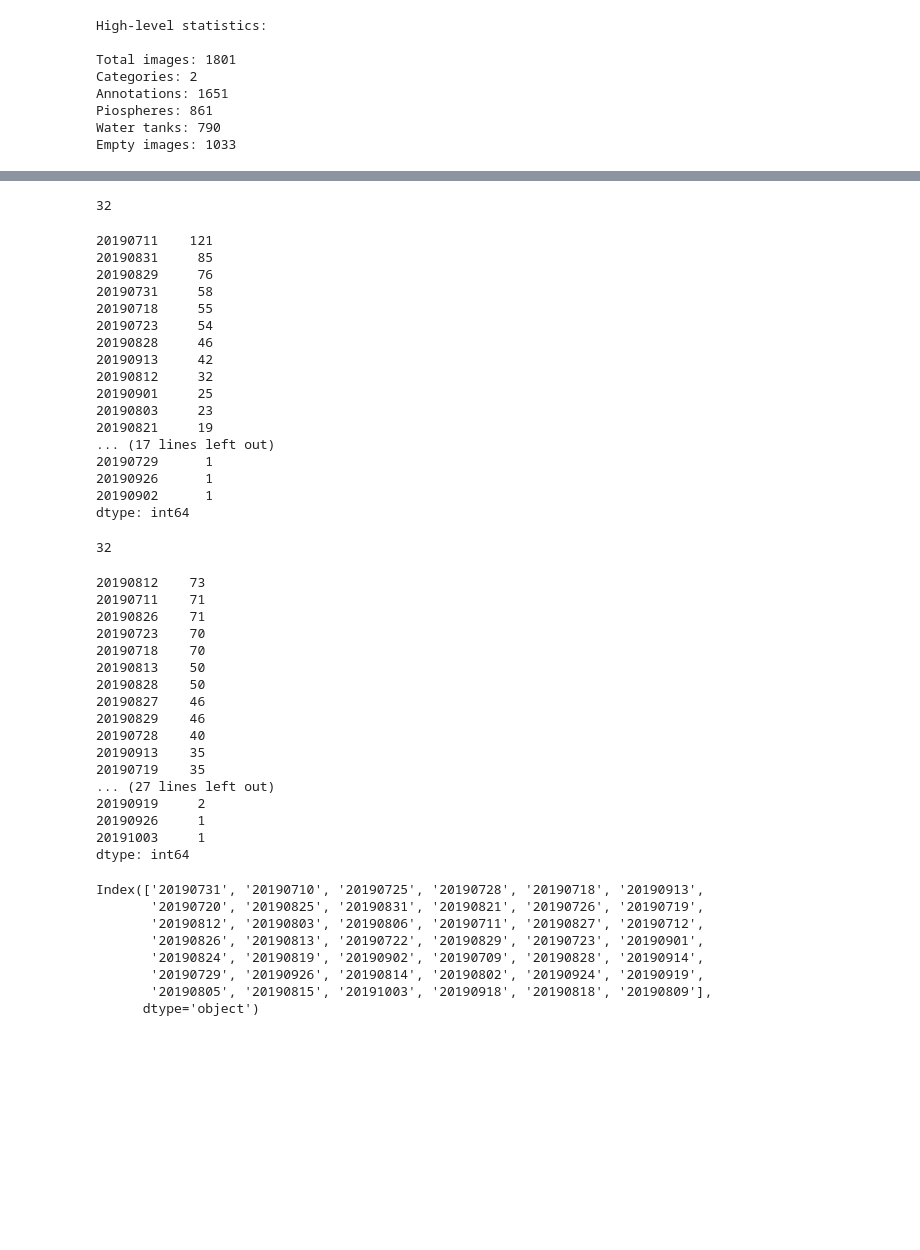
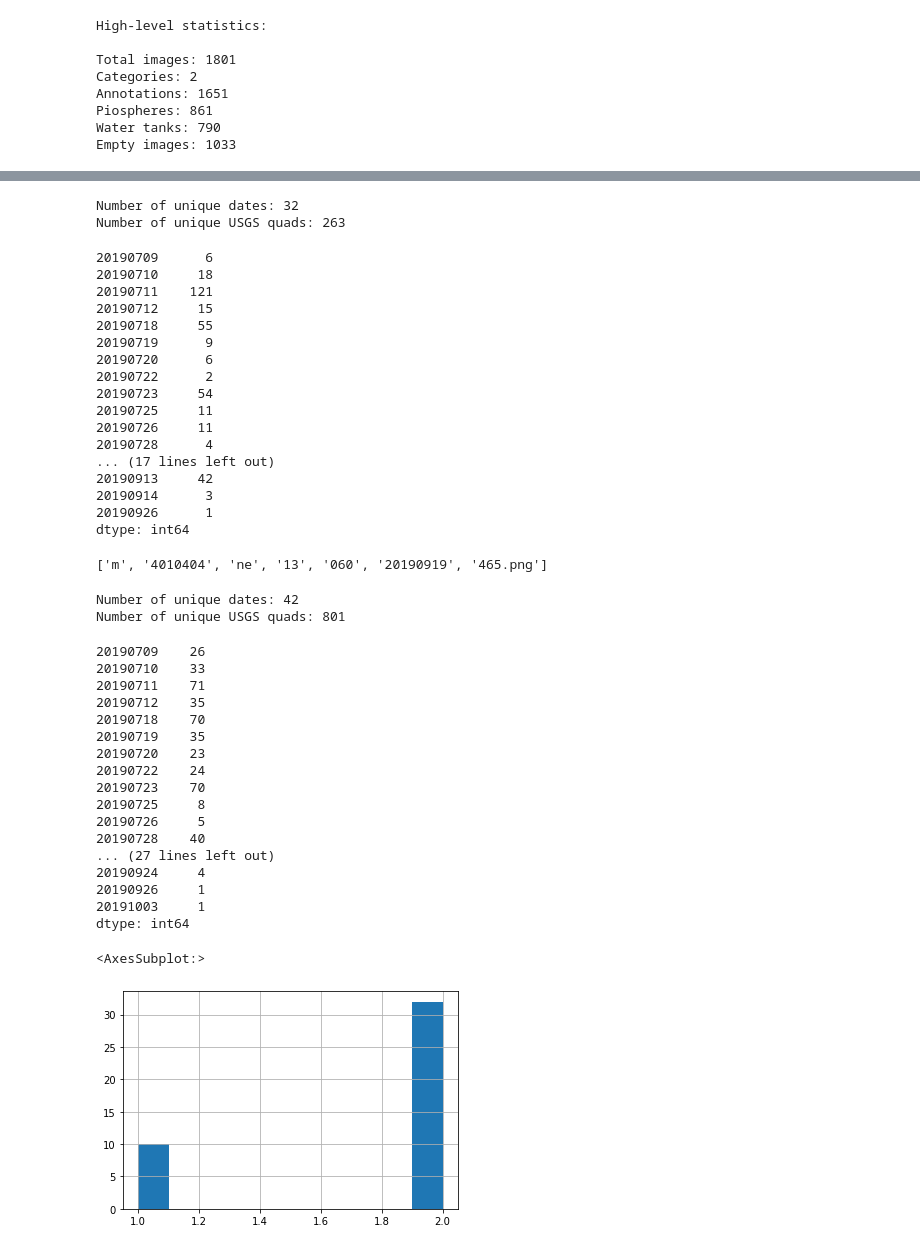
Before and after one commit to CV4EcologySchool/pioproj, a Jupyter notebook: CV4Ecology_Assignment0.ipynb, the cells around one changed output, grey strips where cells are left out. Saved outputs shown, nothing was run; the diff lists cells and outputs as text; code cells hidden in the pictures; blank space fills up the shorter version.

```diff
--- a/CV4Ecology_Assignment0.ipynb
+++ b/CV4Ecology_Assignment0.ipynb
@@ -63,6 +111,7 @@ for i in x:
 dateList = []
 sensorList = []
 resolutionList = []
+quadlist = []
 
 for i in range(0,len(namelist)):
   thisName = namelist[i]
@@ -71,34 +120,37 @@ for i in range(0,len(namelist)):
   dateList.append(splitName[5])
   sensorList.append(splitName[0])
   resolutionList.append(splitName[4])
+  quadlist.append(splitName[1])
 
 # Find number of unique dates
 uniqueDates = len(np.unique(dateList))
-print(uniqueDates)
+print("Number of unique dates: " + str(uniqueDates))
+print("Number of unique USGS quads: " + str(len(np.unique(quadlist))))
 # %% [output]
-32
+Number of unique dates: 32
+Number of unique USGS quads: 263
 # %%
 # Get summary information of list
 dateSeries = pd.Series(dateList)
 ind = dateSeries.value_counts()
-ind
+ind.sort_index()
 # %% [output]
+20190709      6
+20190710     18
 20190711    121
-20190831     85
-20190829     76
-20190731     58
+20190712     15
 20190718     55
+20190719      9
+20190720      6
+20190722      2
 20190723     54
-20190828     46
+20190725     11
+20190726     11
+20190728      4
+... (17 lines left out)
 20190913     42
-20190812     32
-20190901     25
-20190803     23
-20190821     19
-... (17 lines left out)
-20190729      1
+20190914      3
 20190926      1
-20190902      1
 dtype: int64
 # %%
 #find a file ends with .png in Nonpiosphere images
@@ -113,11 +165,16 @@ for i in x:
 
 # Look at list
 #namelist
+# %%
+namelist1[1].split("_")
+# %% [output]
+['m', '4010404', 'ne', '13', '060', '20190919', '465.png']
 # %%
 # Set up some empty lists for storing information
 dateList1 = []
 sensorList1 = []
 resolutionList1 = []
+quadlist1 = []
 
 for i in range(0,len(namelist1)):
   thisName = namelist1[i]
@@ -126,49 +183,49 @@ for i in range(0,len(namelist1)):
   dateList1.append(splitName[5])
   sensorList1.append(splitName[0])
   resolutionList1.append(splitName[4])
+  quadlist1.append(splitName[1])
 
 # Find number of unique dates
 uniqueDates1 = len(np.unique(dateList1))
-print(uniqueDates)
+print("Number of unique dates: " + str(uniqueDates1))
+print("Number of unique USGS quads: " + str(len(np.unique(quadlist1))))
 # %% [output]
-32
+Number of unique dates: 42
+Number of unique USGS quads: 801
 # %%
 # Get summary information of list
 dateSeries1 = pd.Series(dateList1)
 ind1 = dateSeries1.value_counts()
-ind1
+ind1.sort_index()
 # %% [output]
-20190812    73
+20190709    26
+20190710    33
 20190711    71
-20190826    71
+20190712    35
+20190718    70
+20190719    35
+20190720    23
+20190722    24
 20190723    70
-20190718    70
-20190813    50
-20190828    50
-20190827    46
-20190829    46
+20190725     8
+20190726     5
 20190728    40
-20190913    35
-20190719    35
 ... (27 lines left out)
-20190919     2
+20190924     4
 20190926     1
 20191003     1
 dtype: int64
 # %%
 # Compare dates between labeled and unlabeled data--concatenate lists and count repeats
 alldates = list(set(dateList)) + list(set(dateList1))
 
 # Get summary information of complete list
 alldates_series = pd.Series(alldates)
 finalIndex = alldates_series.value_counts()
 finalIndex.index
+
+# 1 = nonpio only; 2 = pio + nonpio
+finalIndex.hist()
 # %% [output]
-Index(['20190731', '20190710', '20190725', '20190728', '20190718', '20190913',
-       '20190720', '20190825', '20190831', '20190821', '20190726', '20190719',
-       '20190812', '20190803', '20190806', '20190711', '20190827', '20190712',
-       '20190826', '20190813', '20190722', '20190829', '20190723', '20190901',
-       '20190824', '20190819', '20190902', '20190709', '20190828', '20190914',
-       '20190729', '20190926', '20190814', '20190802', '20190924', '20190919',
-       '20190805', '20190815', '20191003', '20190918', '20190818', '20190809'],
-      dtype='object')
+<AxesSubplot:>
+[figure, added]
```
Also changed, not shown: parts of 25 cells of this notebook, 4 other files.
